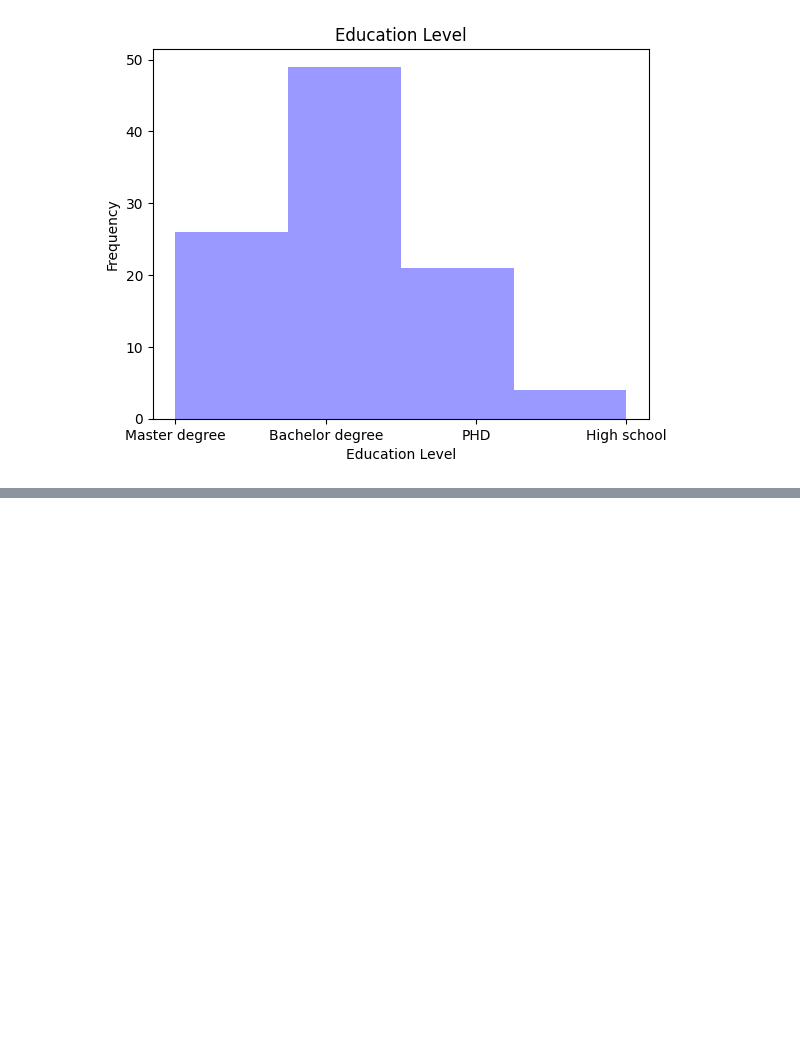
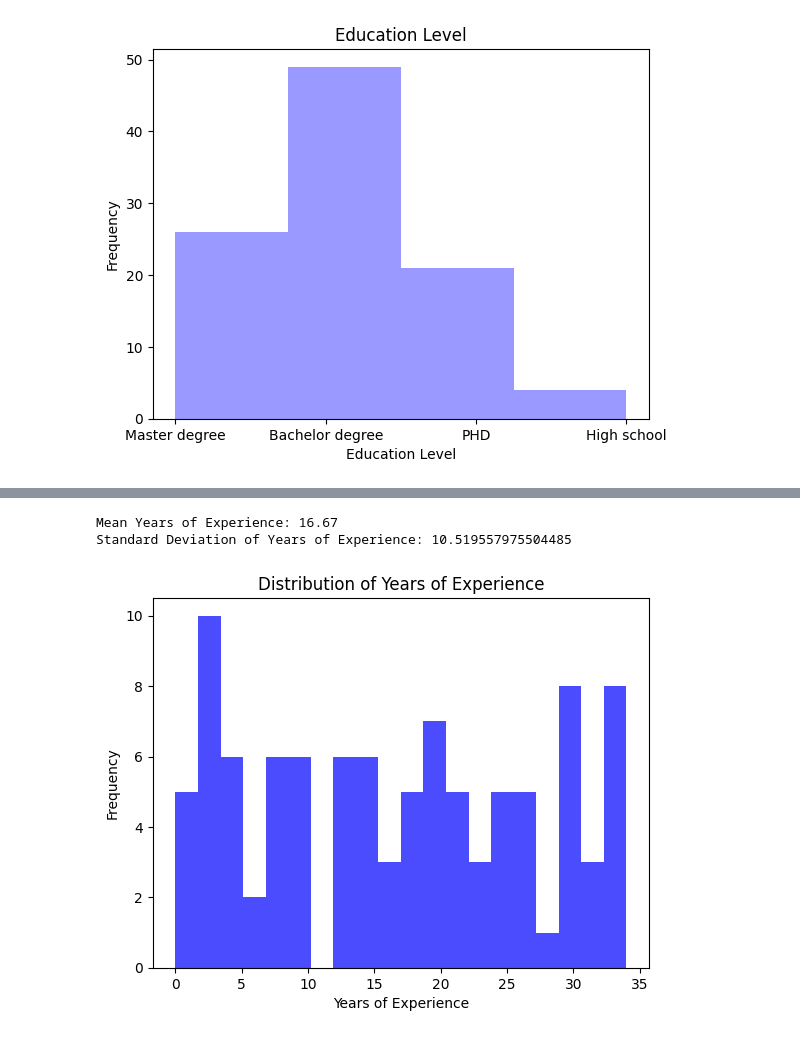
Before and after one commit to StefaniaVerduga/PfDA-project, a Jupyter notebook: PfDA-project.ipynb, the cells around one changed output, grey strips where cells are left out. Saved outputs shown, nothing was run; the diff lists cells and outputs as text; code cells hidden in the pictures; blank space fills up the shorter version.

Commit message:
Created some plots and added some explanation of them for the variable Years of experience

```diff
--- a/PfDA-project.ipynb
+++ b/PfDA-project.ipynb
@@ -208,0 +217,19 @@ print(years_experience)
+# %%
+# Calculate the mean for the variable Years of experience
+mean_experience = np.mean(years_experience)
+std_deviation = np.std(years_experience)
+
+print("Mean Years of Experience:", mean_experience)
+print(f"Standard Deviation of Years of Experience: {std_deviation}")
+# %% [output]
+Mean Years of Experience: 16.67
+Standard Deviation of Years of Experience: 10.519557975504485
+# %%
+# Generate histogram for the variable Years of experience
+plt.hist(years_experience, bins=20, color="blue", alpha=0.7)
+plt.title("Distribution of Years of Experience")
+plt.xlabel("Years of Experience")
+plt.ylabel("Frequency")
+plt.show()
+# %% [output]
+[figure, added]
```
Also changed, not shown: parts of 10 cells of this notebook, 1 other file.
